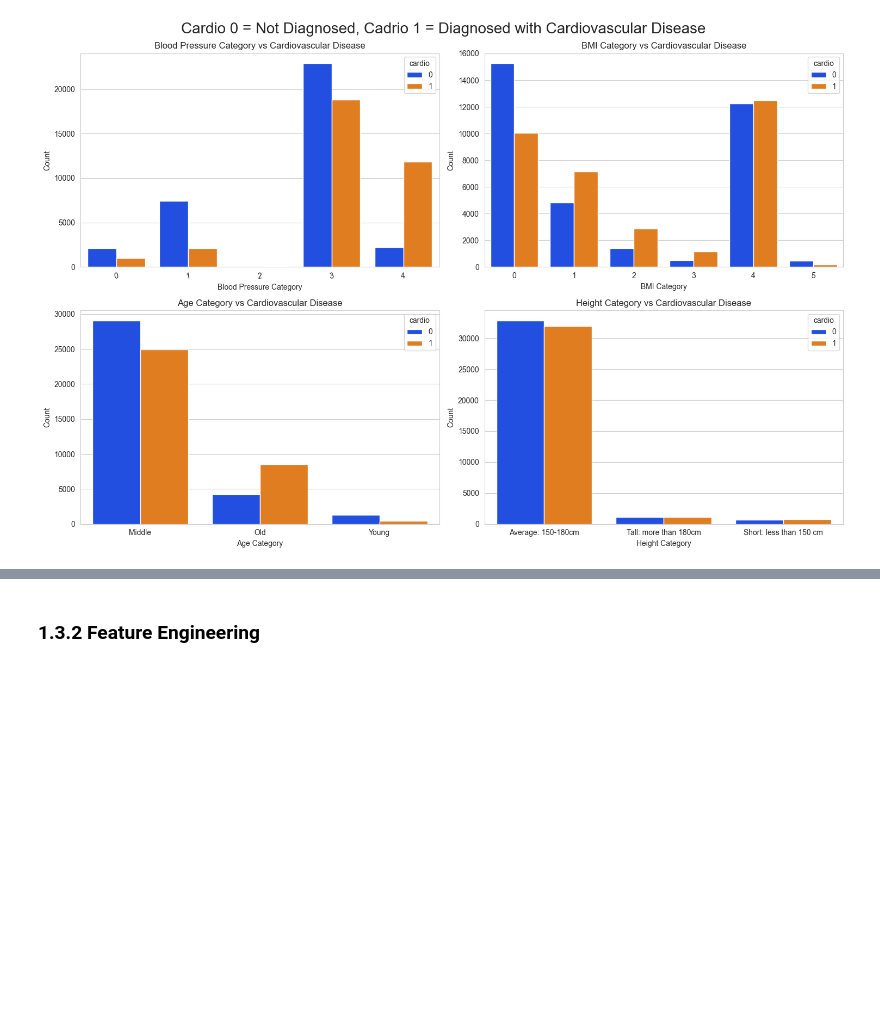
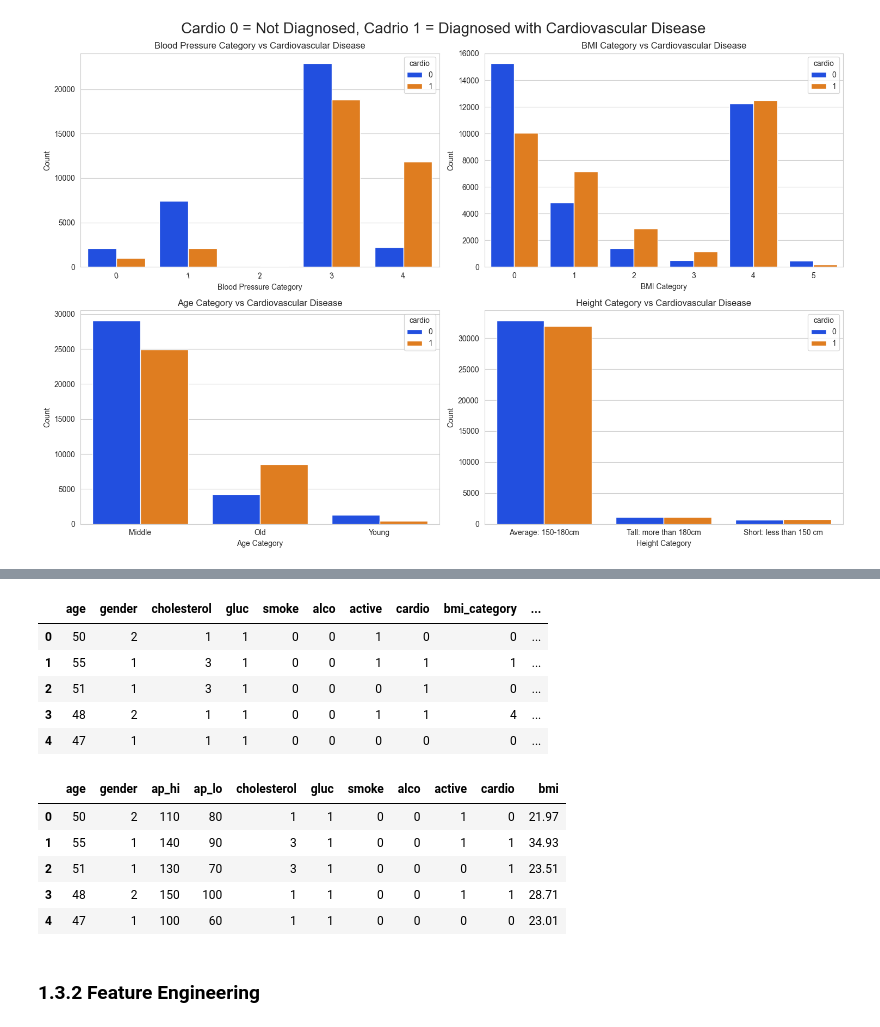
Before and after one commit to Robergjo/MachineLearning-Joakim-Roberg, a Jupyter notebook: Lab/Upgift1.ipynb, the cells around one changed output, grey strips where cells are left out. Saved outputs shown, nothing was run; the diff lists cells and outputs as text; code cells hidden in the pictures; blank space fills up the shorter version.

```diff
--- a/Lab/Upgift1.ipynb
+++ b/Lab/Upgift1.ipynb
@@ -355,3 +368,27 @@ plt.tight_layout()
+# %%
+df_copy = df
+
+df_0 = df_copy.drop(["ap_hi", "ap_lo", "height", "weight", "bmi"], axis=1)
+df_0_dummy = pd.get_dummies(df_0, columns=["blood_pressure_category", "bmi_category", "gender"], prefix=["blood_pressure_category","bmi_category", "gender"])
+
+df_1 = df_copy.drop(["bmi_category", "blood_pressure_category", "height", "weight"], axis=1)
+df_1_dummy = pd.get_dummies(df_1, columns=["gender"], prefix = ["gender"])
+
+
+display(df_0.head(), df_1.head())
+# %% [output]
+|  | age | gender | cholesterol | gluc | smoke | alco | active | cardio | bmi_category | ... |
+| 0 | 50 | 2 | 1 | 1 | 0 | 0 | 1 | 0 | 0 | ... |
+| 1 | 55 | 1 | 3 | 1 | 0 | 0 | 1 | 1 | 1 | ... |
+| 2 | 51 | 1 | 3 | 1 | 0 | 0 | 0 | 1 | 0 | ... |
+| 3 | 48 | 2 | 1 | 1 | 0 | 0 | 1 | 1 | 4 | ... |
+| 4 | 47 | 1 | 1 | 1 | 0 | 0 | 0 | 0 | 0 | ... |
+|  | age | gender | ap_hi | ap_lo | cholesterol | gluc | smoke | alco | active | cardio | bmi |
+| 0 | 50 | 2 | 110 | 80 | 1 | 1 | 0 | 0 | 1 | 0 | 21.97 |
+| 1 | 55 | 1 | 140 | 90 | 3 | 1 | 0 | 0 | 1 | 1 | 34.93 |
+| 2 | 51 | 1 | 130 | 70 | 3 | 1 | 0 | 0 | 0 | 1 | 23.51 |
+| 3 | 48 | 2 | 150 | 100 | 1 | 1 | 0 | 0 | 1 | 1 | 28.71 |
+| 4 | 47 | 1 | 100 | 60 | 1 | 1 | 0 | 0 | 0 | 0 | 23.01 |
 # %% [markdown]
 ### 1.3.2 Feature Engineering
 # %% [markdown]
```
Also changed, not shown: parts of 2 cells of this notebook.
